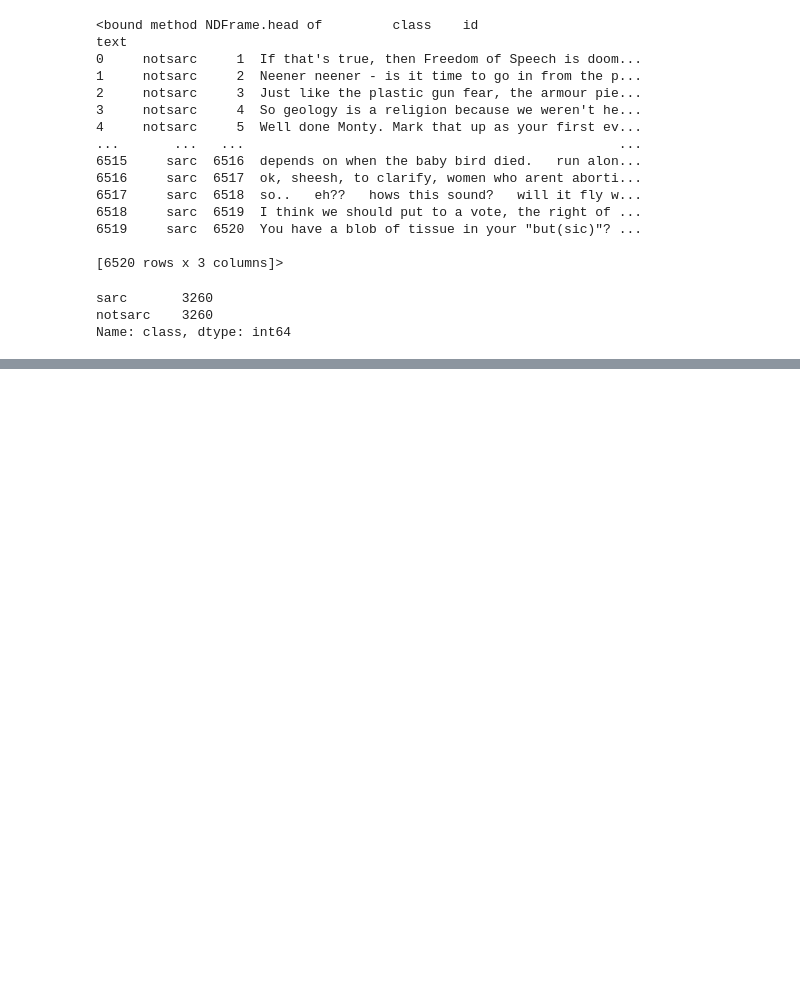
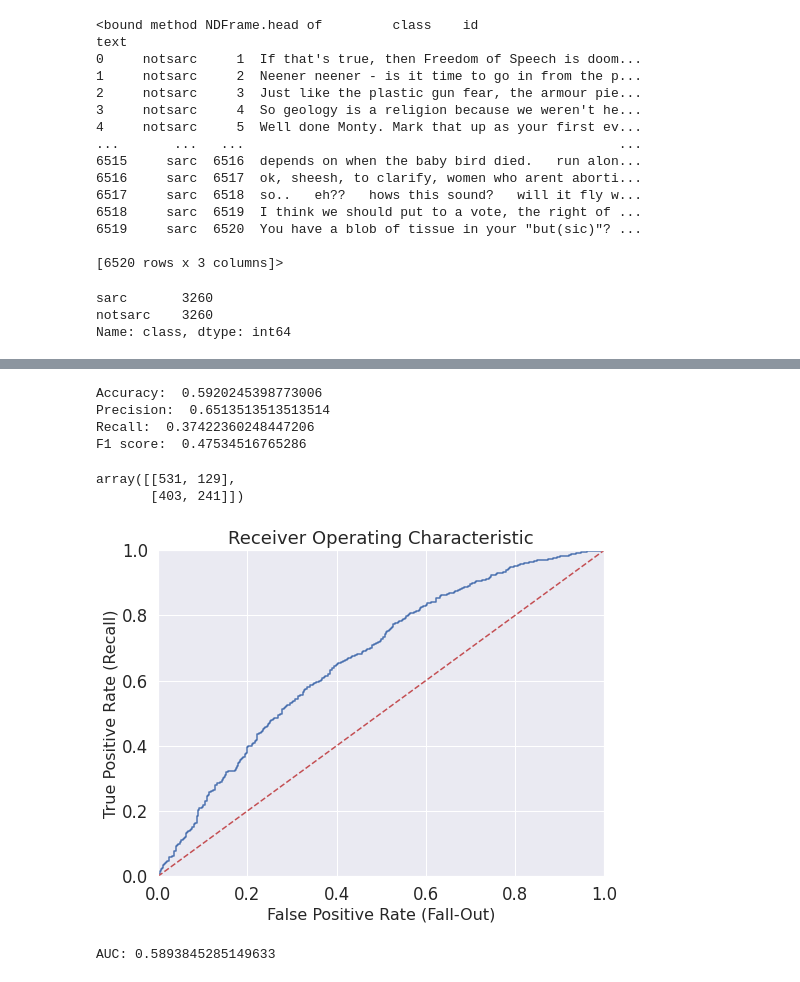
Before and after one commit to aaalqarni/Data, a Jupyter notebook: Sarcasm_BERT_Model.ipynb, the cells around one changed output, grey strips where cells are left out. Saved outputs shown, nothing was run; the diff lists cells and outputs as text; code cells hidden in the pictures; blank space fills up the shorter version.

```diff
--- a/Sarcasm_BERT_Model.ipynb
+++ b/Sarcasm_BERT_Model.ipynb
@@ -1295,3 +1148,3 @@ test_data
 # %%
-train_df,test_df =train_test_split(test_data ,train_size=80,
+train_df,test_df =train_test_split(test_data ,train_size=0.8,
                                                     random_state=42)
@@ -1314,6 +1167,6 @@ train_df
 # %%
-valid_label=train_df["class"]
-Text=train_df["text"]
+valid_label=test_df["class"]
+Text=test_df["text"]
 # %%
 
 # Report the number of sentences.
@@ -1448,0 +1261,66 @@ epoch
+# %%
+import numpy as np
+
+# Combine the results across the batches.
+predictions = np.concatenate(predictions, axis=0)
+true_labels = np.concatenate(true_labels, axis=0)
+# %%
+from scipy.special import softmax
+# Our performance metric for the test set.
+from sklearn.metrics import accuracy_score, f1_score, recall_score, precision_score
+
+prediction_logit = np.argmax(softmax(predictions, axis=1),axis=1)
+result = softmax(predictions, axis=1)
+positive_prob = result[:,1]
+pred_label = [1 if i > 0.5 else 0 for i in positive_prob]
+# %%
+# Calculate the evaluation metrics accuracy, precision, recall and f1 score.
+accuracy = accuracy_score(true_labels, pred_label)
+print('Accuracy: ', accuracy)
+
+precision = precision_score(true_labels, pred_label)
+print("Precision: ", precision)
+
+recall = recall_score(true_labels, pred_label)
+print("Recall: ", recall)
+
+f1 = f1_score(true_labels, pred_label)
+print("F1 score: ", f1)
+# %% [output]
+Accuracy:  0.5920245398773006
+Precision:  0.6513513513513514
+Recall:  0.37422360248447206
+F1 score:  0.47534516765286
+# %%
+# Compute the confusion matrix
+from sklearn.metrics import confusion_matrix
+
+confusion_matrix(true_labels,pred_label)
+# %% [output]
+array([[531, 129],
+       [403, 241]])
+# %%
+from sklearn.metrics import roc_curve, roc_auc_score
+fpr, tpr, thresholds = roc_curve(true_labels, positive_prob)
+
+def plot_roc_curve(fpr,tpr,label=None):
+  plt.plot(fpr,tpr,linewidth=1.5, label=label)
+  plt.plot([0,1],[0,1],'r--')
+  plt.axis([0, 1, 0, 1])
+  plt.xlabel('False Positive Rate (Fall-Out)', fontsize=16)
+  plt.ylabel('True Positive Rate (Recall)', fontsize=16)
+  plt.grid(True)
+  plt.xlim([0, 1])
+  plt.ylim([0, 1])
+  plt.title('Receiver Operating Characteristic')
+
+plt.figure(figsize=(8, 6))
+
+plot_roc_curve(fpr, tpr)
+
+
+plt.show()
+print("AUC:" , roc_auc_score(true_labels,pred_label))
+# %% [output]
+[figure, added]
+AUC: 0.5893845285149633
```
Also changed, not shown: parts of 39 cells of this notebook.
